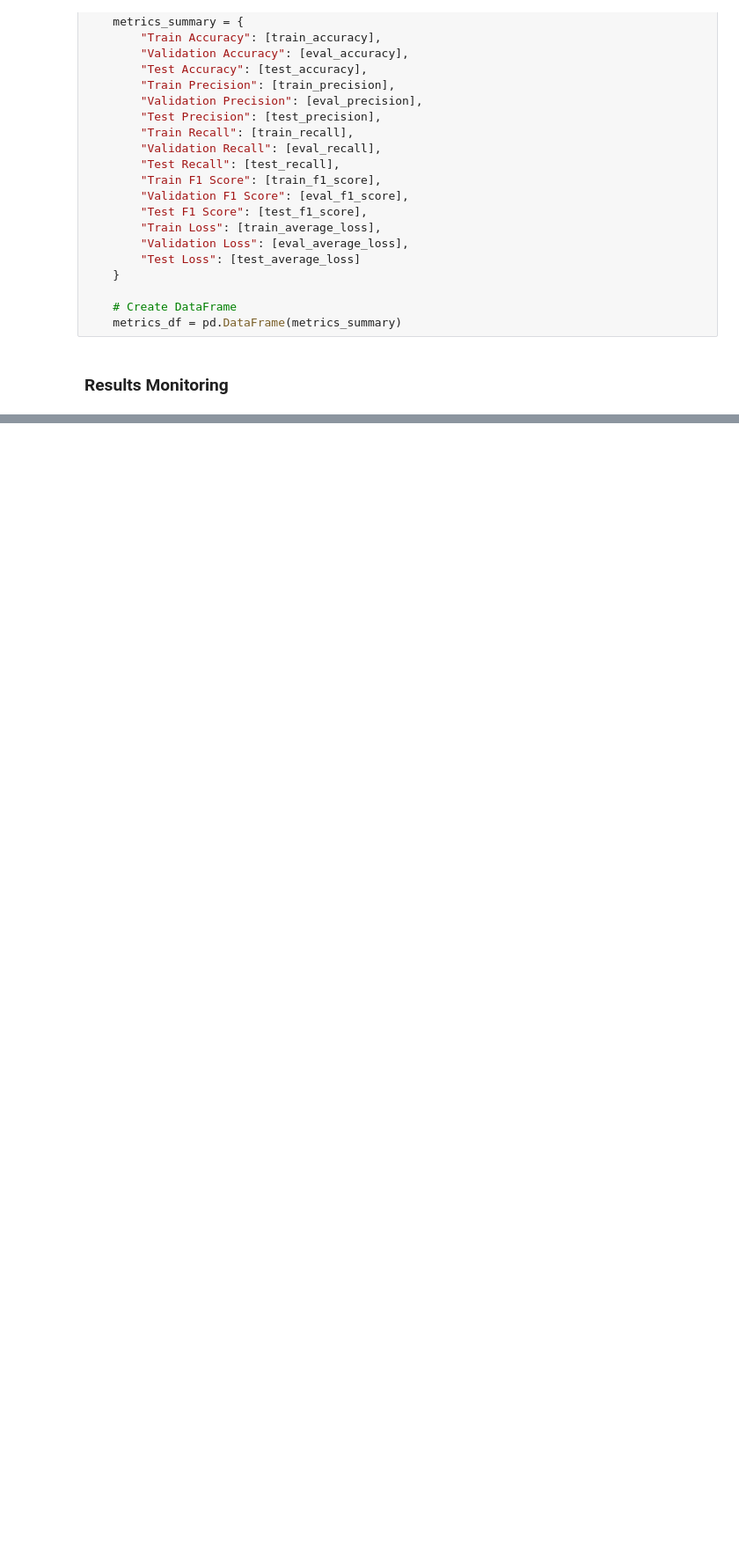
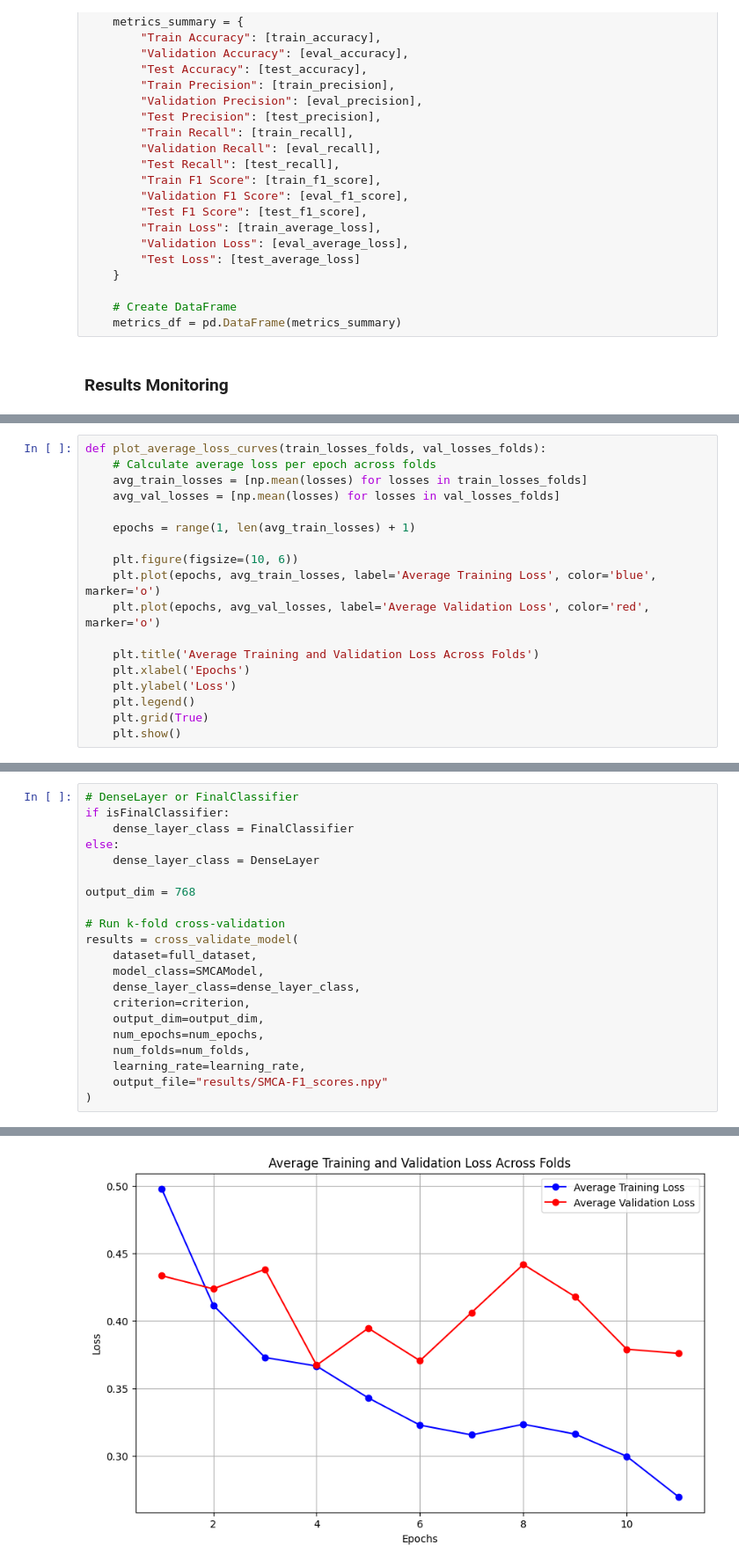
Before and after one commit to KyleZrey/SMCA, a Jupyter notebook: fusion_classification/SMCA_MCA.ipynb, the cells around one changed output, grey strips where cells are left out. Shown at 88% size. Cells and saved outputs as stored; diff of their text form; blank space fills up the shorter version.

Commit message:
smca mca kfold trial

```diff
--- a/fusion_classification/SMCA_MCA.ipynb
+++ b/fusion_classification/SMCA_MCA.ipynb
@@ -917,0 +992,18 @@ test_df
+# %%
+def plot_average_loss_curves(train_losses_folds, val_losses_folds):
+    # Calculate average loss per epoch across folds
+    avg_train_losses = [np.mean(losses) for losses in train_losses_folds]
+    avg_val_losses = [np.mean(losses) for losses in val_losses_folds]
+
+    epochs = range(1, len(avg_train_losses) + 1)
+
+    plt.figure(figsize=(10, 6))
+    plt.plot(epochs, avg_train_losses, label='Average Training Loss', color='blue', marker='o')
+    plt.plot(epochs, avg_val_losses, label='Average Validation Loss', color='red', marker='o')
+
+    plt.title('Average Training and Validation Loss Across Folds')
+    plt.xlabel('Epochs')
+    plt.ylabel('Loss')
+    plt.legend()
+    plt.grid(True)
+    plt.show()
@@ -917,0 +1144,22 @@ test_df
+# %%
+# DenseLayer or FinalClassifier
+if isFinalClassifier:
+    dense_layer_class = FinalClassifier
+else:
+    dense_layer_class = DenseLayer
+
+output_dim = 768
+
+# Run k-fold cross-validation
+results = cross_validate_model(
+    dataset=full_dataset,
+    model_class=SMCAModel,
+    dense_layer_class=dense_layer_class,
+    criterion=criterion,
+    output_dim=output_dim,
+    num_epochs=num_epochs,
+    num_folds=num_folds,
+    learning_rate=learning_rate,
+    output_file="results/SMCA-F1_scores.npy"
+)
+# %% [output]
@@ -917,0 +1183 @@ test_df
+[figure, added]
```
Also changed, not shown: parts of 19 cells of this notebook.
